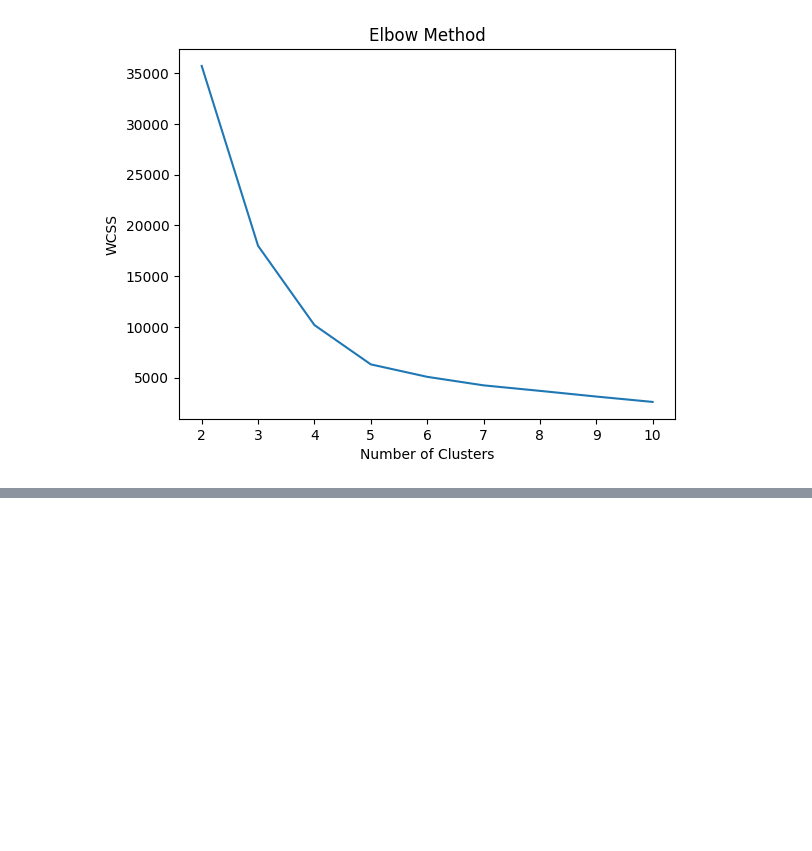
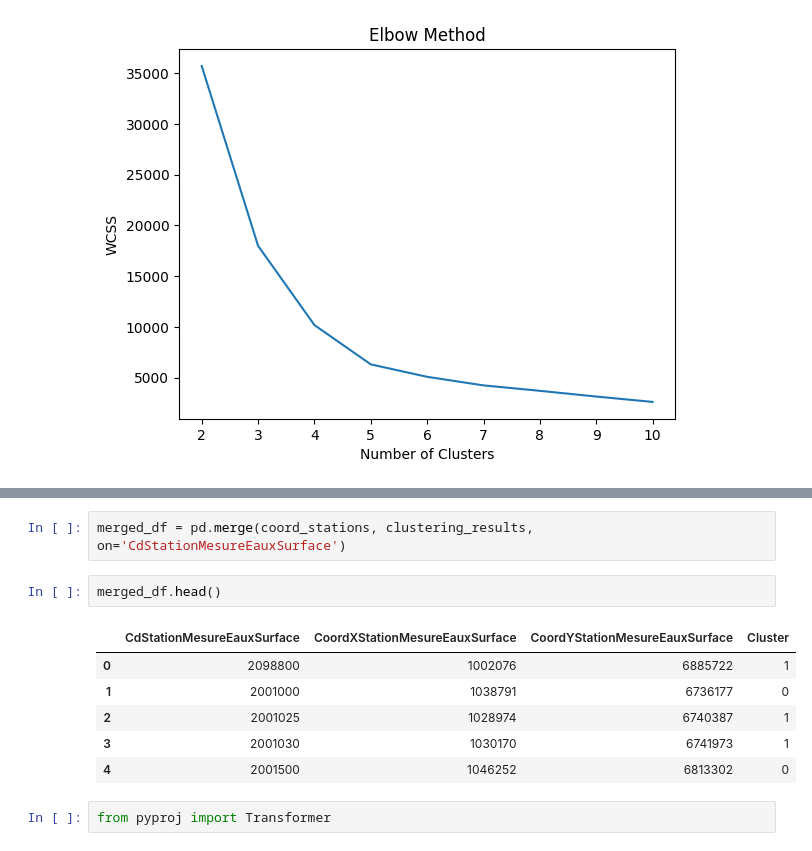
Before and after one commit to PotOfJam/Projet_eau, a Jupyter notebook: Projet_eau_pre_ortho.ipynb, the cells around one changed output, grey strips where cells are left out. Drawn from its saved outputs; the diff is of its cells as text; blank space fills up the shorter version.

```diff
--- a/Projet_eau_pre_ortho.ipynb
+++ b/Projet_eau_pre_ortho.ipynb
@@ -361,0 +405,13 @@ Name: count, dtype: int64
+# %%
+merged_df = pd.merge(coord_stations, clustering_results, on='CdStationMesureEauxSurface')
+# %%
+merged_df.head()
+# %% [output]
+|  | CdStationMesureEauxSurface | CoordXStationMesureEauxSurface | CoordYStationMesureEauxSurface | Cluster |
+| 0 | 2098800 | 1002076 | 6885722 | 1 |
+| 1 | 2001000 | 1038791 | 6736177 | 0 |
+| 2 | 2001025 | 1028974 | 6740387 | 1 |
+| 3 | 2001030 | 1030170 | 6741973 | 1 |
+| 4 | 2001500 | 1046252 | 6813302 | 0 |
+# %%
+from pyproj import Transformer
```
Also changed, not shown: parts of 12 cells of this notebook.
